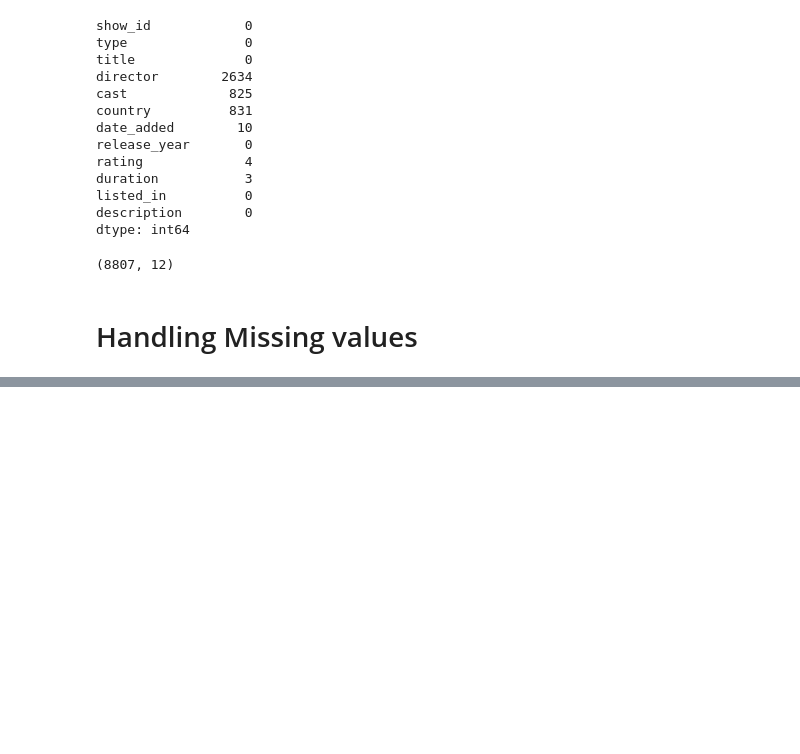
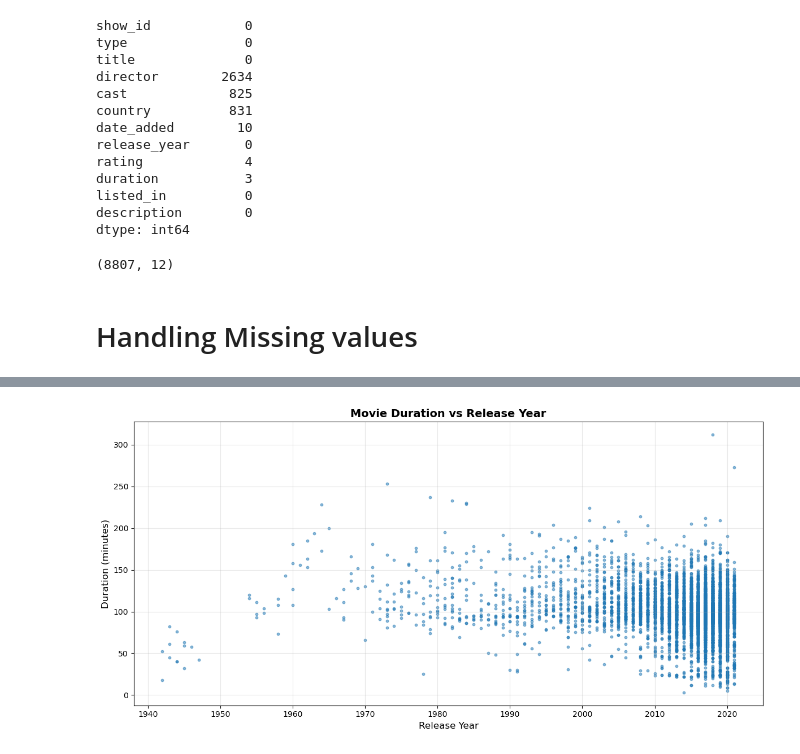
Before and after one commit to mohanadmoumen/Netflix-Data-Explorer, a Jupyter notebook: main.ipynb, the cells around one changed output, grey strips where cells are left out. Drawn from its saved outputs; the diff is of its cells as text; code cells hidden in the pictures; blank space fills up the shorter version.

```diff
--- a/main.ipynb
+++ b/main.ipynb
@@ -45,0 +80,18 @@ df.fillna(value= "Missing")
+# %%
+df_movies = df[df['type']=='Movie'].copy()
+# Drop rows with missing duration values
+df_movies = df_movies.dropna(subset=['duration'])
+# Extract duration as integer
+df_movies['duration int'] = df_movies['duration'].str.split(' ').str[0].astype(int)
+
+# Use scatter plot instead of line plot for better visualization
+plt.figure(figsize=(12, 6))
+plt.scatter(df_movies['release_year'], df_movies['duration int'], alpha=0.5, s=10)
+plt.xlabel('Release Year', fontsize=12)
+plt.ylabel('Duration (minutes)', fontsize=12)
+plt.title('Movie Duration vs Release Year', fontsize=14, fontweight='bold')
+plt.grid(True, alpha=0.3)
+plt.tight_layout()
+plt.show()
+# %% [output]
+[figure, added]
```
Also changed, not shown: parts of 7 cells of this notebook, 4 other files.
